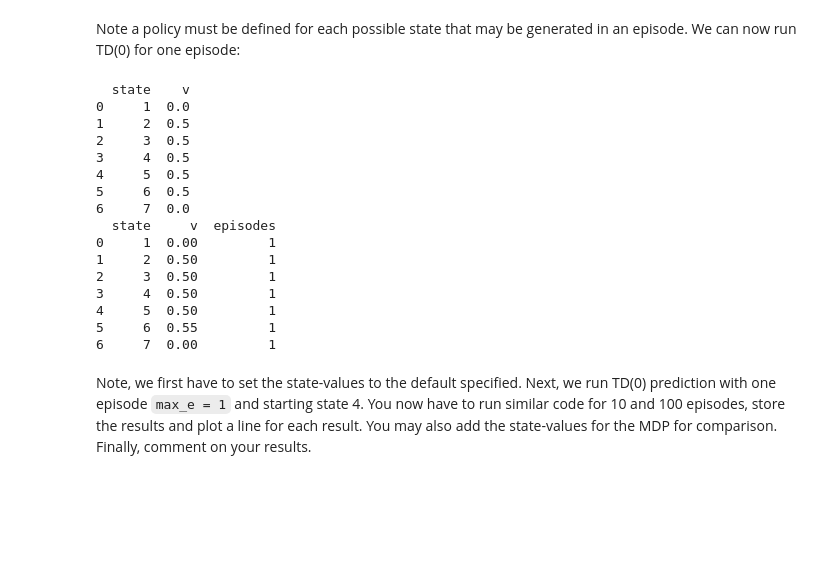
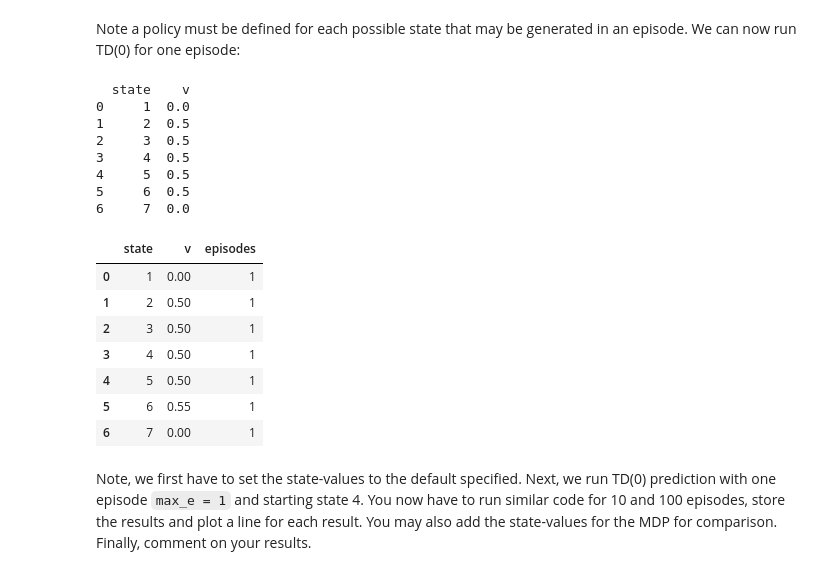
Before and after one commit to simon-mellergaard/RL, a Jupyter notebook: Exercises/10_TD_pred.ipynb, the cells around one changed output. Cells and saved outputs as stored; diff of their text form; code cells hidden in the pictures; blank space fills up the shorter version.

```diff
--- a/Exercises/10_TD_pred.ipynb
+++ b/Exercises/10_TD_pred.ipynb
@@ -1408,38 +1408,38 @@ Note a policy must be defined for each possible state that may be generated in a
 # %%
 # set random seed
 random.seed(875)
 np.random.seed(875)
 
 # --- initialize state values ---
 states_mid = [str(i) for i in range(2, 7)]
 agent.set_state_value(states_mid, 0.5)
 agent.set_state_value(["1", "7"], 0.0)
 
 print(agent.get_state_values())
 
 # --- run one TD(0) evaluation episode starting from state "4" ---
 agent.policy_eval_td0(env, gamma=1.0, states=["4"], max_e=1, reset=False)
 
 # --- collect results using dfply ---
 resTD0 = agent.get_state_values() >> mutate(episodes=1)
-print(resTD0)
+display(resTD0)
 # %% [output]
   state    v
 0     1  0.0
 1     2  0.5
 2     3  0.5
 3     4  0.5
 4     5  0.5
 5     6  0.5
 6     7  0.0
-  state     v  episodes
-0     1  0.00         1
-1     2  0.50         1
-2     3  0.50         1
-3     4  0.50         1
-4     5  0.50         1
-5     6  0.55         1
-6     7  0.00         1
+|  | state | v | episodes |
+| 0 | 1 | 0.00 | 1 |
+| 1 | 2 | 0.50 | 1 |
+| 2 | 3 | 0.50 | 1 |
+| 3 | 4 | 0.50 | 1 |
+| 4 | 5 | 0.50 | 1 |
+| 5 | 6 | 0.55 | 1 |
+| 6 | 7 | 0.00 | 1 |
 # %% [markdown]
 Note, we first have to set the state-values to the default specified. Next, we run TD(0) prediction with one episode `max_e = 1` and starting state 4. You now have to run similar code for 10 and 100 episodes, store the results and plot a line for each result. You may also add the state-values for the MDP for comparison. Finally, comment on your results.
 # %%
```
Also changed, not shown: parts of 8 cells of this notebook.
